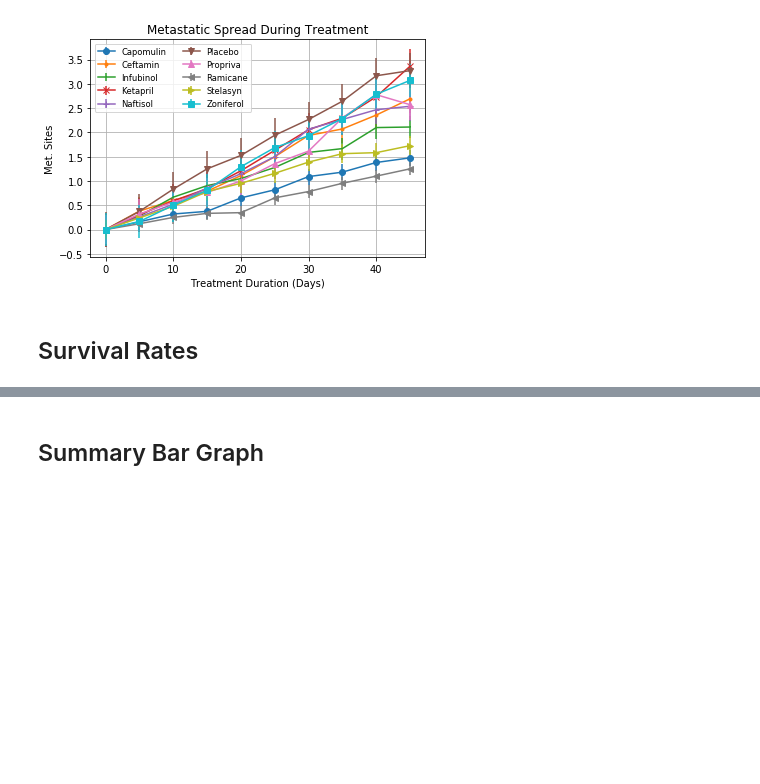
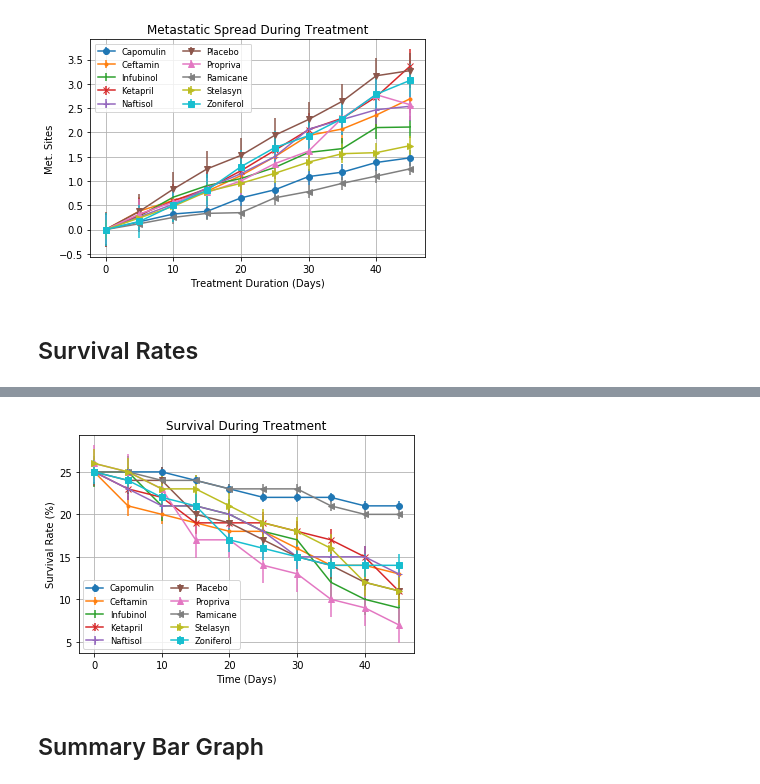
Before and after one commit to mdsmith577/Matplotlib_Homework, a Jupyter notebook: pymaceuticals.ipynb, the cells around one changed output, grey strips where cells are left out. Cells and saved outputs as stored; diff of their text form; code cells hidden in the pictures; blank space fills up the shorter version.

Commit message:
created scatter plots for the third piece, survival rates

```diff
--- a/pymaceuticals.ipynb
+++ b/pymaceuticals.ipynb
@@ -325,3 +328,49 @@ plt.show()
+# %%
+num_timepoints_mice = index_reset_mouse_count_drug_time.index
+
+
+count_of_drugs_mice = len(index_reset_mouse_count_drug_time.columns)
+
+
+times_mice = [mouse_time for mouse_time in num_timepoints_mice]
+mouse_count = [index_reset_mouse_count_drug_time.iloc[:, i]
+           for i in range(0, count_of_drugs_mice)]
+
+
+# Iterable lines, just replace 0 with "i"
+def drug_iterated_mouse(i):
+    return mouse_count[i].name[1]
+
+def vol_iterated_mouse(i):
+    return mouse_count[i]
+# %%
+x_limit = num_timepoints_mice[-1] + 5
+x_axis = np.arange(0, x_limit, 5)
+# %%
+# Generate the Plot (with Error Bars)
+fig, ax = plt.subplots()
+marker_options = ['o', '.', ',', 'x', '+', 'v', '^', '<', '>', 's', 'd']
+
+for y in range(0, count_of_drugs_mice):
+    ax.errorbar(x_axis, vol_iterated_mouse(y), alpha=1, yerr=stats.sem(vol_iterated_mouse(y)), fmt = marker_options[y] + "-", label=f"{drug_iterated_mouse(y)}")
+    ax.legend()
+
+
+
+ax.set_title("Survival During Treatment")
+ax.set_xlabel("Time (Days)")
+ax.set_ylabel("Survival Rate (%)")
+
+ax.legend(loc="best", fontsize="small", fancybox=True, ncol=2)
+plt.grid()
+
+# Save the Figure
+plt.savefig("Survival_During_Treatment.png")
+
+# Show plot
+plt.show()
+# %% [output]
+[figure, added]
 # %% [markdown]
 ## Summary Bar Graph
 # %%
```
Also changed, not shown: parts of 9 cells of this notebook.
